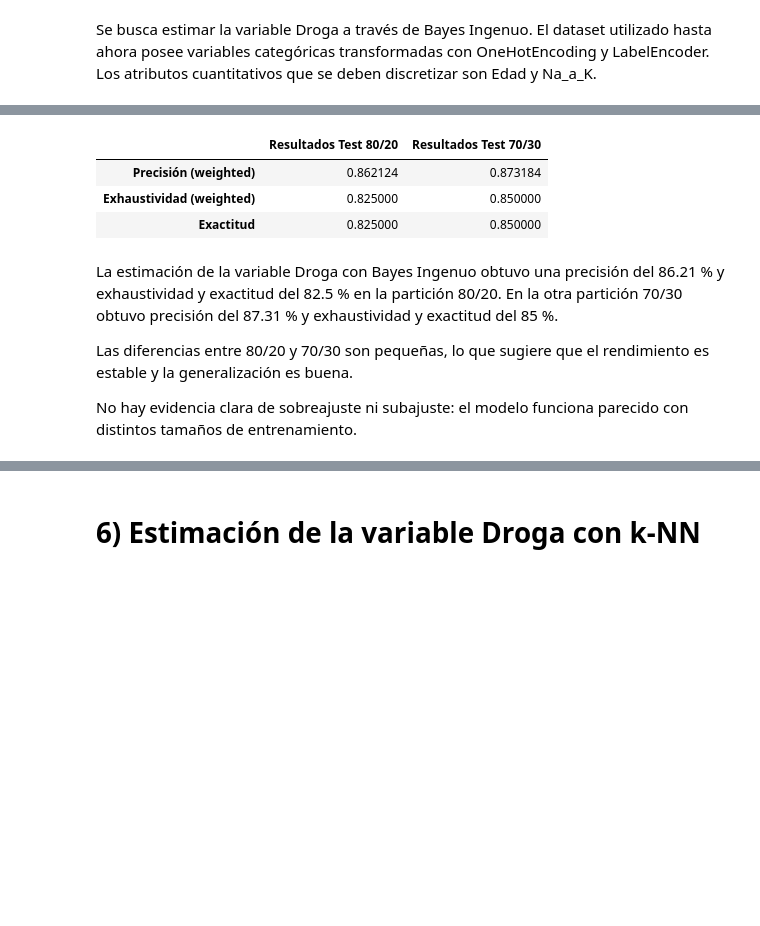
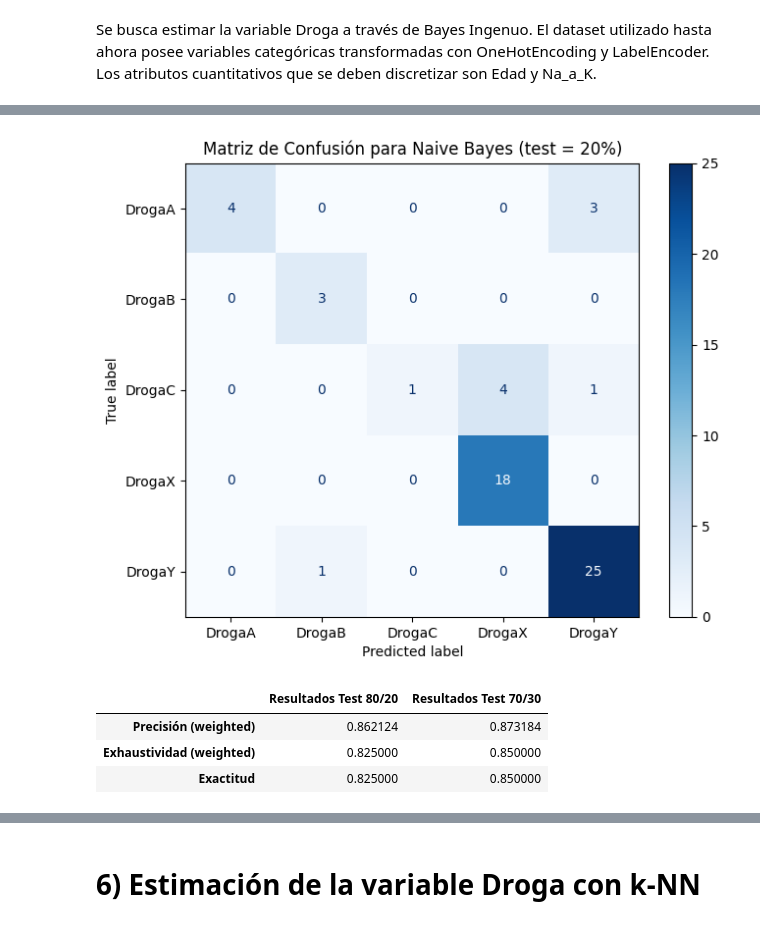
Before and after one commit to CaroRuiz92/arboles_decision_mineria_datos, a Jupyter notebook: Minería_de_Datos_TP2.ipynb, the cells around one changed output, grey strips where cells are left out. Cells and saved outputs as stored; diff of their text form; code cells hidden in the pictures; blank space fills up the shorter version.

```diff
--- a/Minería_de_Datos_TP2.ipynb
+++ b/Minería_de_Datos_TP2.ipynb
@@ -747,3 +801,16 @@ y_pred_nb_30 = pipeline_bayes.predict(X_test_30)
+# %%
+# Matriz de confusión del conjunto 30% test
+cm_nb_20 = confusion_matrix(y_test_30, y_pred_nb_30)
+
+fig, ax = plt.subplots(figsize=(8, 6))
+disp_nb_20 = ConfusionMatrixDisplay(confusion_matrix=cm_nb_20,
+                                    display_labels=le.classes_)
+
+disp_nb_20.plot(cmap=plt.cm.Blues, ax=ax)
+plt.title('Matriz de Confusión para Naive Bayes (test = 20%)')
+plt.show()
+# %% [output]
+[figure, added]
 # %%
 # Métricas 1
 precision_nb1 = precision_score(y_test_20, y_pred_nb_20, average='weighted', zero_division=0)
@@ -767,9 +834,3 @@ resultados_nb
 | Precisión (weighted) | 0.862124 | 0.873184 |
 | Exhaustividad (weighted) | 0.825000 | 0.850000 |
 | Exactitud | 0.825000 | 0.850000 |
-# %% [markdown]
-La estimación de la variable Droga con Bayes Ingenuo obtuvo una precisión del 86.21 % y exhaustividad y exactitud del 82.5 % en la partición 80/20. En la otra partición 70/30 obtuvo precisión del 87.31 % y exhaustividad y exactitud del 85 %.
-
-Las diferencias entre 80/20 y 70/30 son pequeñas, lo que sugiere que el rendimiento es estable y la generalización es buena.
-
-No hay evidencia clara de sobreajuste ni subajuste: el modelo funciona parecido con distintos tamaños de entrenamiento.
```
Also changed, not shown: parts of 51 cells of this notebook.
